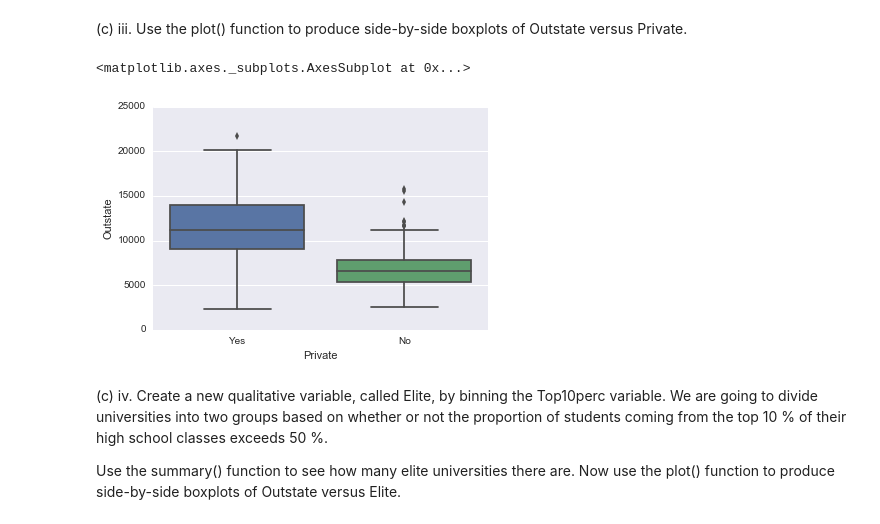
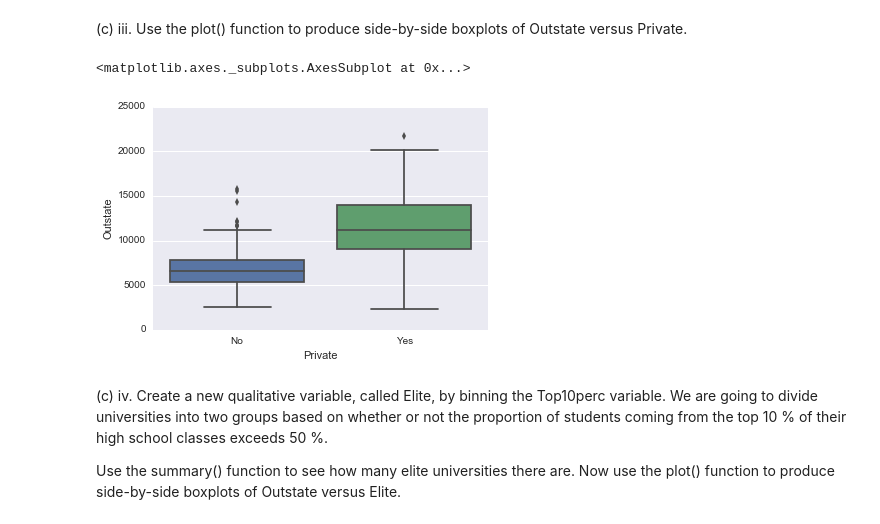
Before and after one commit to kjoshi/ISL, a Jupyter notebook: chapter2/Question8.ipynb, the cells around one changed output. Cells and saved outputs as stored; diff of their text form; code cells hidden in the pictures.

```diff
--- a/chapter2/Question8.ipynb
+++ b/chapter2/Question8.ipynb
@@ -94,10 +94,10 @@ sb.pairplot(college[college.columns[0:10]], hue="Private")
 (c) iii. Use the plot() function to produce side-by-side boxplots of
 Outstate versus Private.
 # %%
-sb.boxplot(x=college['Private'], y=college['Outstate'], data=college)
+sb.boxplot(x=college['Private'], y=college['Outstate'], data=college, order=["No", "Yes"])
 # %% [output]
 <matplotlib.axes._subplots.AxesSubplot at 0x...>
-[figure, old version]
+[figure, new version]
 # %% [markdown]
 (c) iv. Create a new qualitative variable, called Elite, by binning
 the Top10perc variable. We are going to divide universities
```
Also changed, not shown: parts of 5 cells of this notebook, 1 other file.
